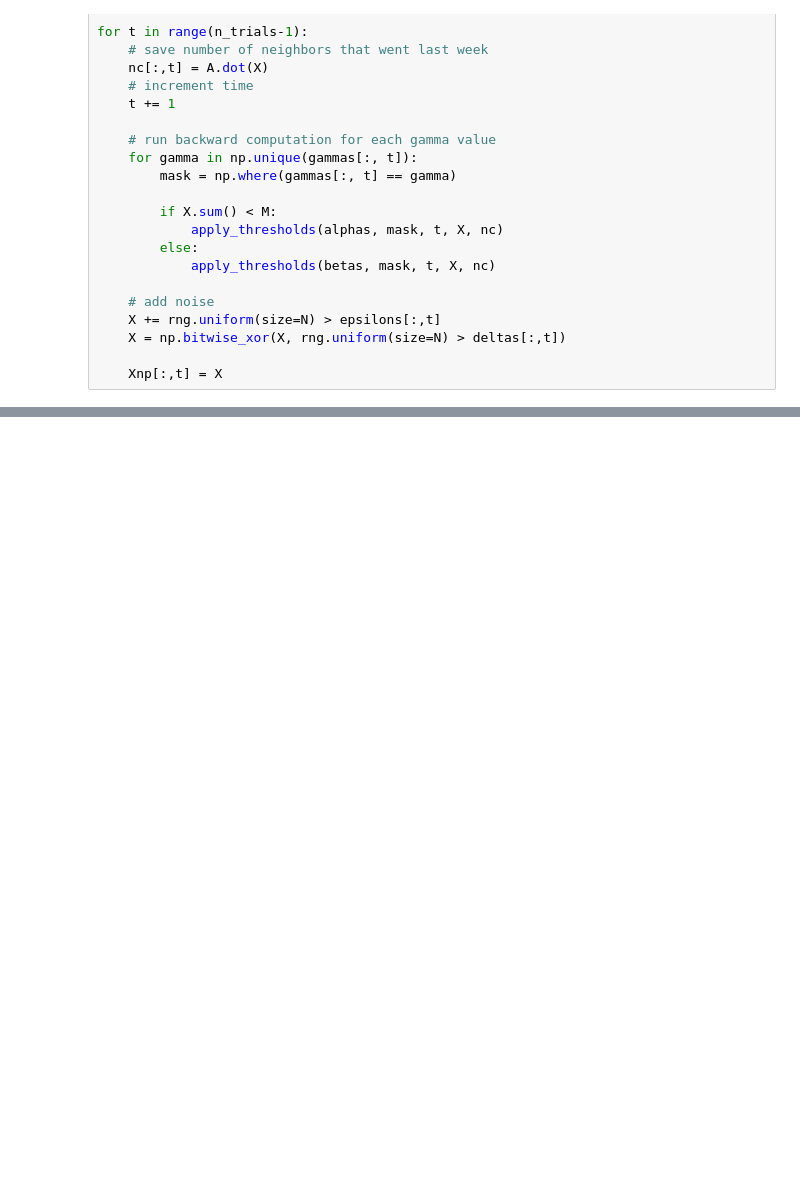
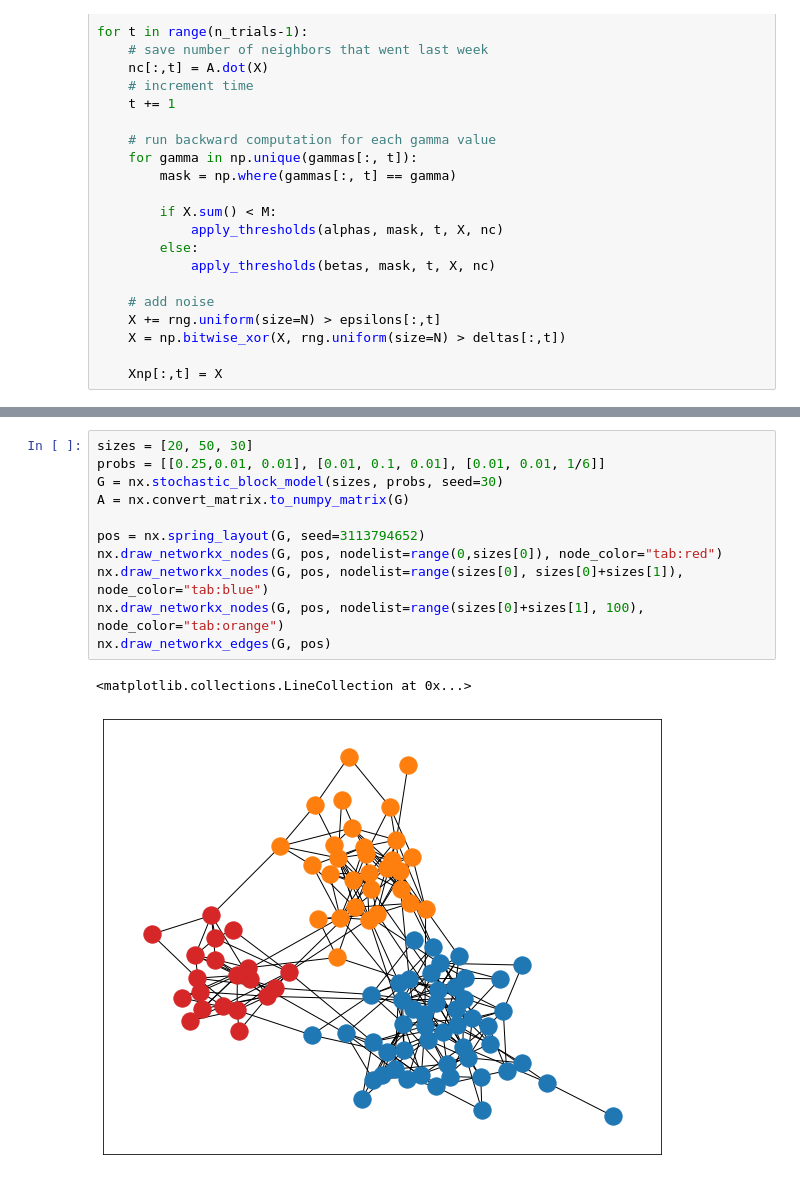
Before and after one commit to rebeku/el-farol, a Jupyter notebook: Notebooks/Evolution.ipynb, the cells around one changed output, grey strips where cells are left out. Drawn from its saved outputs; the diff is of its cells as text; blank space fills up the shorter version.

```diff
--- a/Notebooks/Evolution.ipynb
+++ b/Notebooks/Evolution.ipynb
@@ -104,0 +232,14 @@ plt.plot(Xnp.sum(axis=0))
+# %%
+sizes = [20, 50, 30]
+probs = [[0.25,0.01, 0.01], [0.01, 0.1, 0.01], [0.01, 0.01, 1/6]]
+G = nx.stochastic_block_model(sizes, probs, seed=30)
+A = nx.convert_matrix.to_numpy_matrix(G)
+
+pos = nx.spring_layout(G, seed=3113794652)
+nx.draw_networkx_nodes(G, pos, nodelist=range(0,sizes[0]), node_color="tab:red")
+nx.draw_networkx_nodes(G, pos, nodelist=range(sizes[0], sizes[0]+sizes[1]), node_color="tab:blue")
+nx.draw_networkx_nodes(G, pos, nodelist=range(sizes[0]+sizes[1], 100), node_color="tab:orange")
+nx.draw_networkx_edges(G, pos)
+# %% [output]
+<matplotlib.collections.LineCollection at 0x...>
+[figure, added]
```
Also changed, not shown: parts of 4 cells of this notebook.
